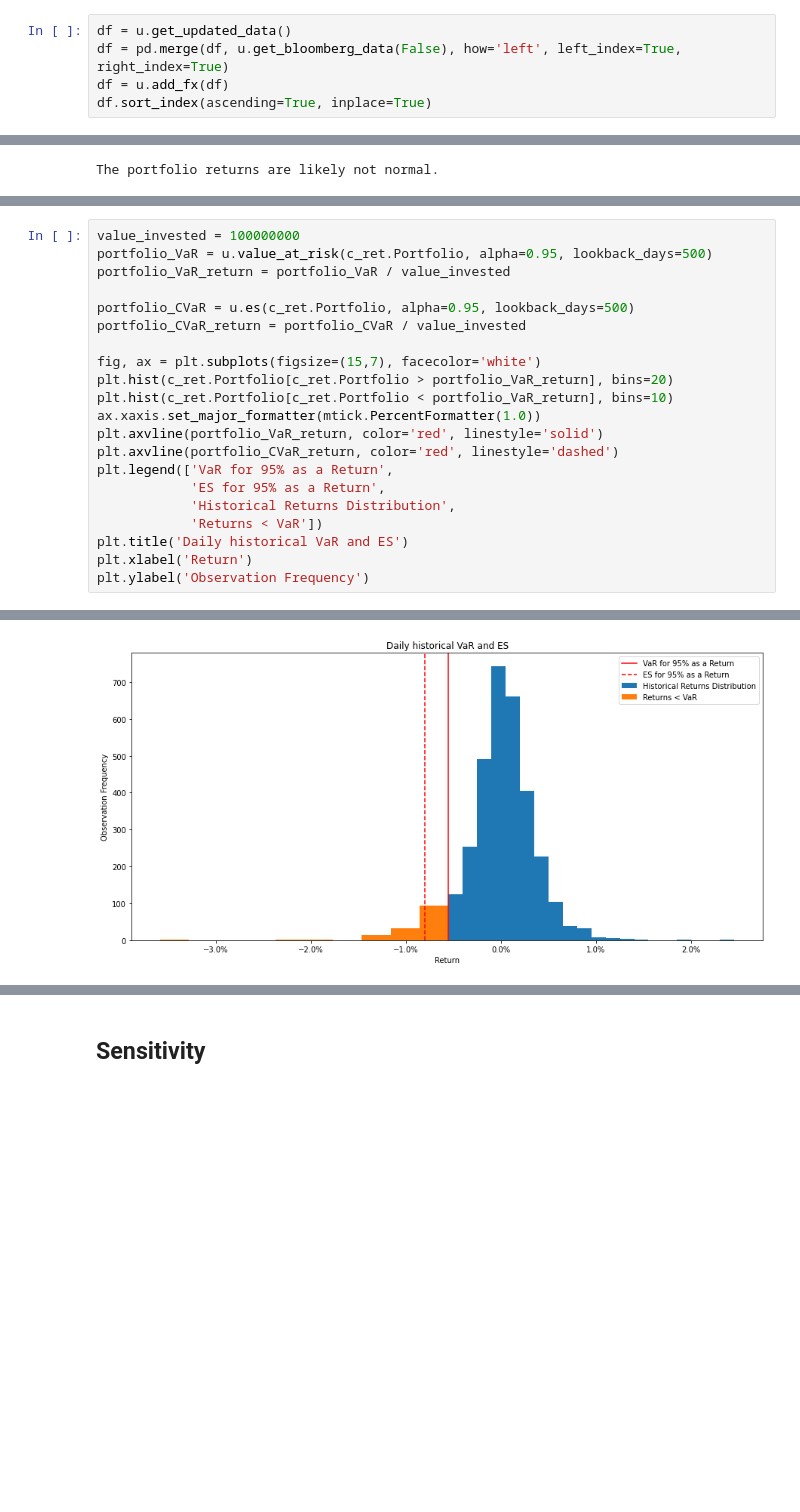
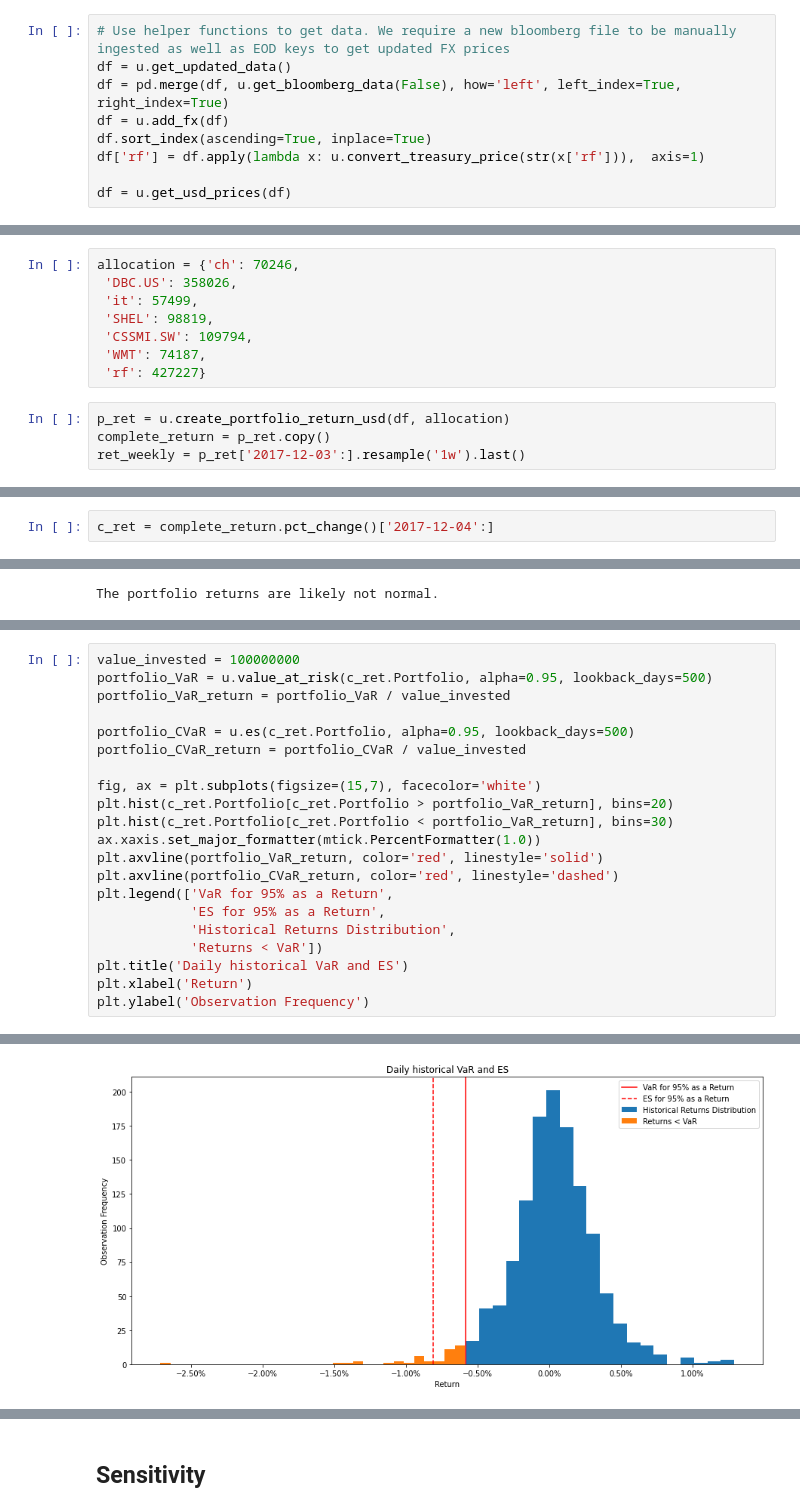
Before and after one commit to Sannitz/Financial-Modelling, a Jupyter notebook: performance.ipynb, the cells around one changed output, grey strips where cells are left out. Cells and saved outputs as stored; diff of their text form; blank space fills up the shorter version.

```diff
--- a/performance.ipynb
+++ b/performance.ipynb
@@ -19,7 +18,11 @@ end = '2022-11-19'
 # %%
+# Use helper functions to get data. We require a new bloomberg file to be manually ingested as well as EOD keys to get updated FX prices
 df = u.get_updated_data()
 df = pd.merge(df, u.get_bloomberg_data(False), how='left', left_index=True, right_index=True)
 df = u.add_fx(df)
 df.sort_index(ascending=True, inplace=True)
+df['rf'] = df.apply(lambda x: u.convert_treasury_price(str(x['rf'])),  axis=1)
+
+df = u.get_usd_prices(df)
 # %%
 # df_b = u.get_bloomberg_data(True)
@@ -35 +50,13 @@ weights = {
+# %%
+allocation = {'ch': 70246,
+ 'DBC.US': 358026,
+ 'it': 57499,
+ 'SHEL': 98819,
+ 'CSSMI.SW': 109794,
+ 'WMT': 74187,
+ 'rf': 427227}
+# %%
+p_ret = u.create_portfolio_return_usd(df, allocation)
+complete_return = p_ret.copy()
+ret_weekly = p_ret['2017-12-03':].resample('1w').last()
 # %%
@@ -105,5 +191,7 @@ Win 12m %            88.46%       65.38%             15.38%      30.77%      80.
 # %% [markdown]
 ## Risk Metrics
+# %%
+c_ret = complete_return.pct_change()['2017-12-04':]
 # %%
 u.check_normality(c_ret.Portfolio)
 # %% [output]
@@ -139,27 +227,27 @@ pd.DataFrame(VaRs)[0].median()
 # %%
 value_invested = 100000000
 portfolio_VaR = u.value_at_risk(c_ret.Portfolio, alpha=0.95, lookback_days=500)
 portfolio_VaR_return = portfolio_VaR / value_invested
 
 portfolio_CVaR = u.es(c_ret.Portfolio, alpha=0.95, lookback_days=500)
 portfolio_CVaR_return = portfolio_CVaR / value_invested
 
 fig, ax = plt.subplots(figsize=(15,7), facecolor='white')
 plt.hist(c_ret.Portfolio[c_ret.Portfolio > portfolio_VaR_return], bins=20)
-plt.hist(c_ret.Portfolio[c_ret.Portfolio < portfolio_VaR_return], bins=10)
+plt.hist(c_ret.Portfolio[c_ret.Portfolio < portfolio_VaR_return], bins=30)
 ax.xaxis.set_major_formatter(mtick.PercentFormatter(1.0))
 plt.axvline(portfolio_VaR_return, color='red', linestyle='solid')
 plt.axvline(portfolio_CVaR_return, color='red', linestyle='dashed')
 plt.legend(['VaR for 95% as a Return',
             'ES for 95% as a Return',
             'Historical Returns Distribution',
             'Returns < VaR'])
 plt.title('Daily historical VaR and ES')
 plt.xlabel('Return')
 plt.ylabel('Observation Frequency')
 # %% [output]
 Text(0, 0.5, 'Observation Frequency')
-[figure, old version]
+[figure, new version]
 # %%
 # Get the Expected Shortfall
 
```
Also changed, not shown: parts of 38 cells of this notebook, 1 other file.
